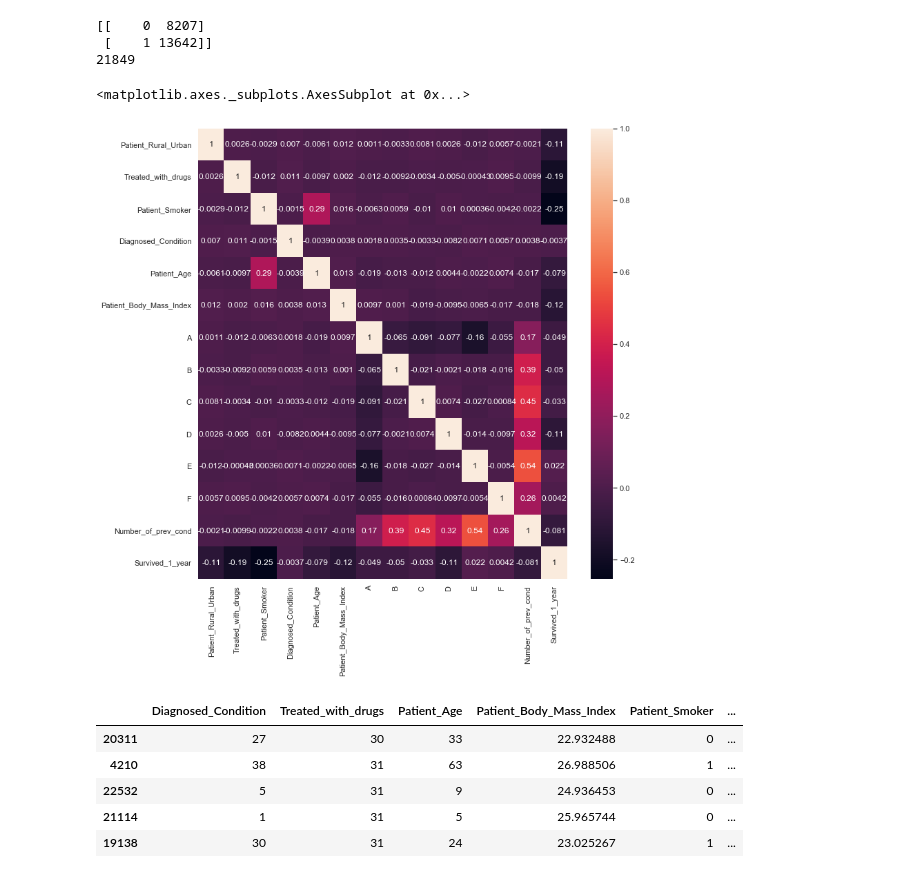
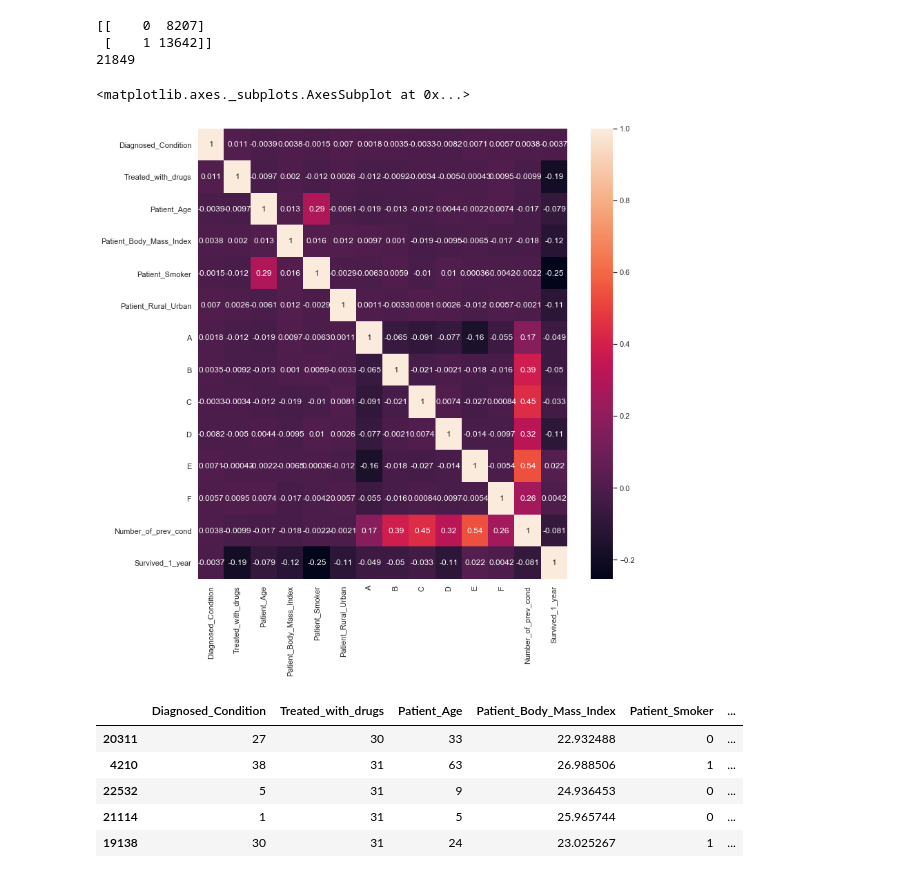
Before and after one commit to samip-thakkar/dphi-datascince-projects, a Jupyter notebook: Survival of Patient/patient_survival.ipynb, the cells around one changed output. Saved outputs shown, nothing was run; the diff lists cells and outputs as text; code cells hidden in the pictures.

```diff
--- a/Survival of Patient/patient_survival.ipynb
+++ b/Survival of Patient/patient_survival.ipynb
@@ -141,8 +142,8 @@ print(len(labels))
 # %%
 #Get the correlation matrix visualization
 sns.set(rc={'figure.figsize':(12,12)})
-sns.heatmap(data.corr(), annot = True)
+sns.heatmap(pharma_data.corr(), annot = True)
 # %% [output]
 <matplotlib.axes._subplots.AxesSubplot at 0x...>
-[figure, old version]
+[figure, new version]
 # %%
```
Also changed, not shown: parts of 10 cells of this notebook.
